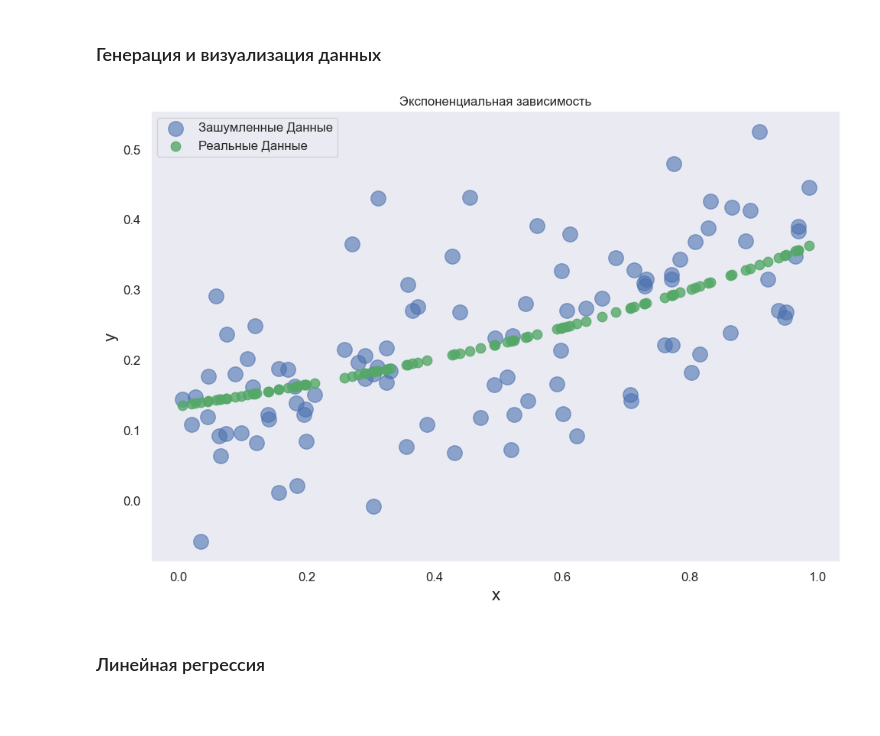
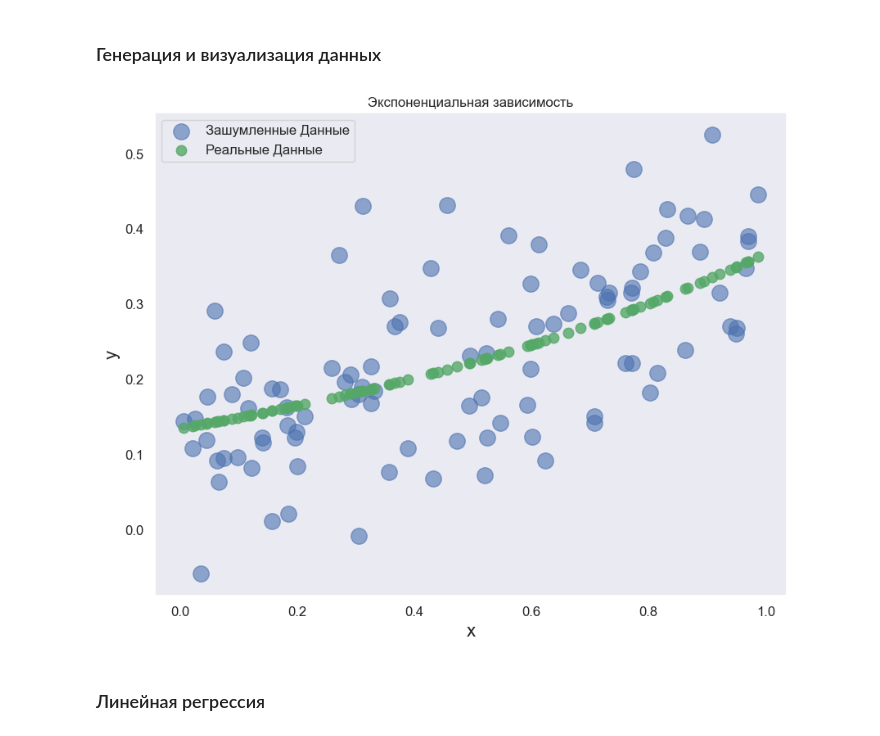
Before and after one commit to Losyash/mbml_hw, a Jupyter notebook: Math ML HW 2.ipynb, the cells around one changed output. Drawn from its saved outputs; the diff is of its cells as text; code cells hidden in the pictures; blank space fills up the shorter version.

```diff
--- a/Math ML HW 2.ipynb
+++ b/Math ML HW 2.ipynb
@@ -45,8 +45,8 @@ def dataset(a, b, f=None,  N=250, x_max=1, noise_power=0, random_x=True,  seed=4
     return y, y_true, np.atleast_2d(x).T
 
 #---------------------------------
-def vis_data(y, y_true,x, title):
-    fig = plt.figure(figsize=(10, 7))
+def vis_data(y, y_true,x, title, figsize=(10, 7)):
+    fig = plt.figure(figsize=figsize)
     plt.scatter(x[:,0], y, edgecolor='b', label="Зашумленные Данные", s=196, alpha = 0.6)
     plt.scatter(x[:,0], y_true, label="Реальные Данные", s=81, c='g', alpha=0.8)
     plt.grid()
@@ -671,9 +626,9 @@ y4, y4_true, x4 = dataset(
     seed=42
 )
 # %%
-vis_data(y4, y4_true, x4, 'Экспоненциальная зависимость')
+vis_data(y4, y4_true, x4, 'Экспоненциальная зависимость', figsize=(8.7, 7))
 # %% [output]
-[figure, old version]
+[figure, new version]
 # %% [markdown]
 ### Линейная регрессия
 # %%
```
Also changed, not shown: parts of 21 cells of this notebook.
